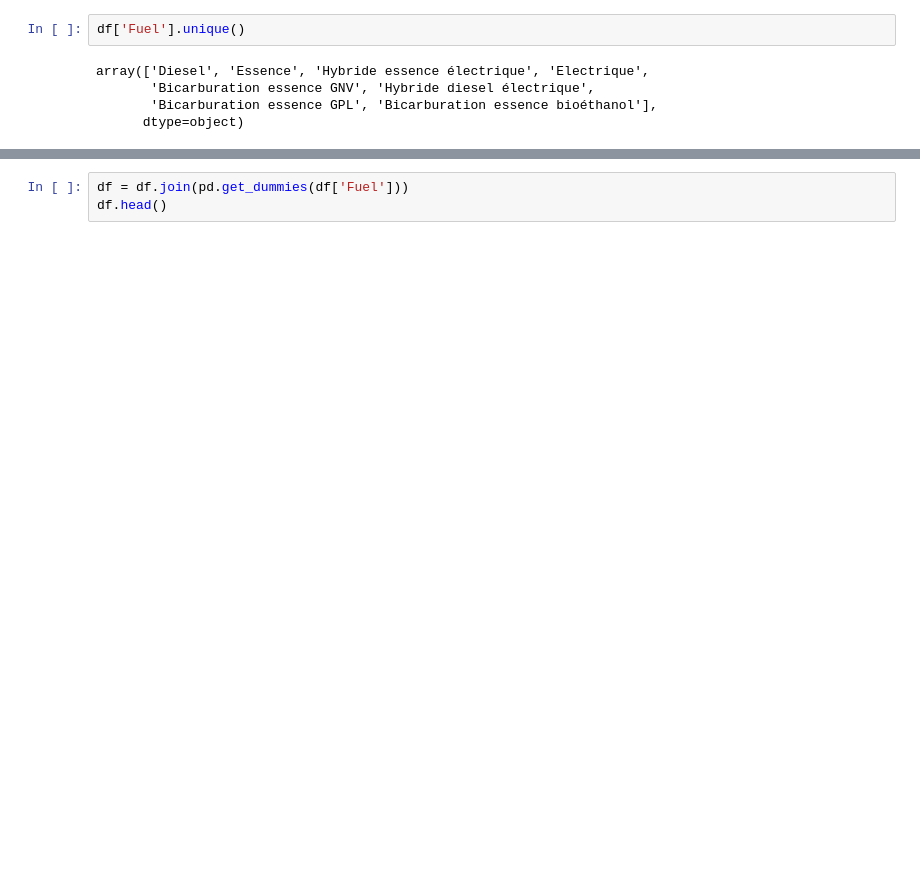
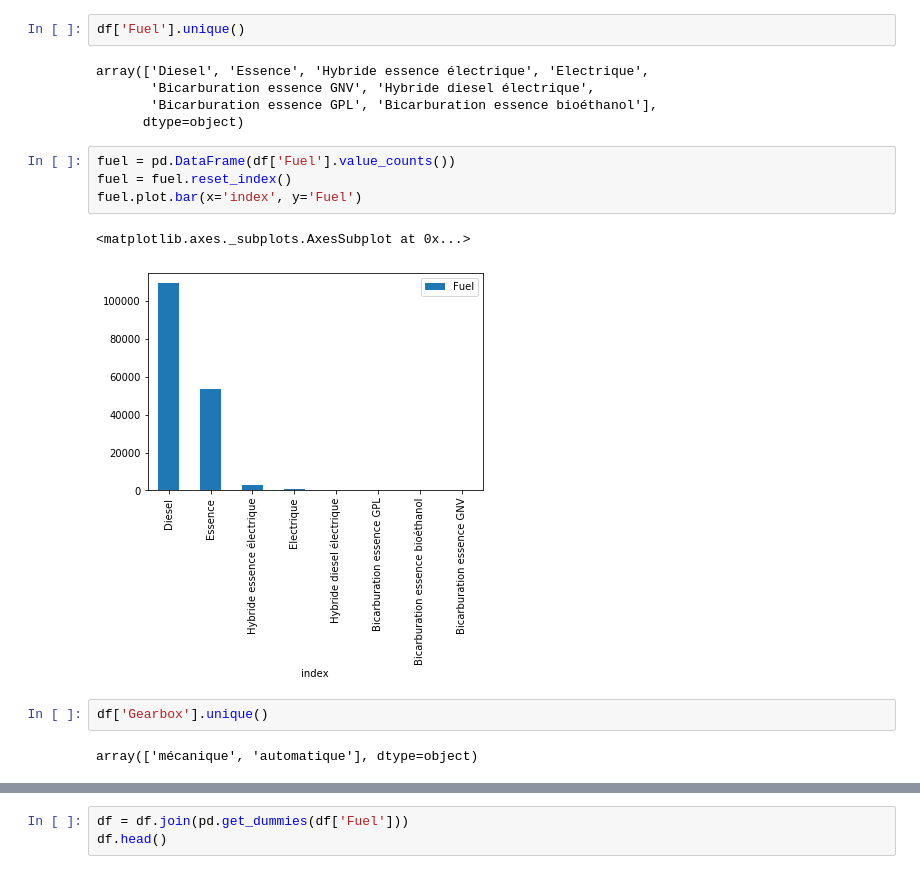
Before and after one commit to darcelvictor/Car-notebook, a Jupyter notebook: noteBookCars.ipynb, the cells around one changed output, grey strips where cells are left out. Cells and saved outputs as stored; diff of their text form; blank space fills up the shorter version.

```diff
--- a/noteBookCars.ipynb
+++ b/noteBookCars.ipynb
@@ -331,3 +339,14 @@ array(['Diesel', 'Essence', 'Hybride essence électrique', 'Electrique',
        'Bicarburation essence GNV', 'Hybride diesel électrique',
        'Bicarburation essence GPL', 'Bicarburation essence bioéthanol'],
       dtype=object)
+# %%
+fuel = pd.DataFrame(df['Fuel'].value_counts())
+fuel = fuel.reset_index()
+fuel.plot.bar(x='index', y='Fuel')
+# %% [output]
+<matplotlib.axes._subplots.AxesSubplot at 0x...>
+[figure, added]
+# %%
+df['Gearbox'].unique()
+# %% [output]
+array(['mécanique', 'automatique'], dtype=object)
```
Also changed, not shown: parts of 34 cells of this notebook, 2 other files.
